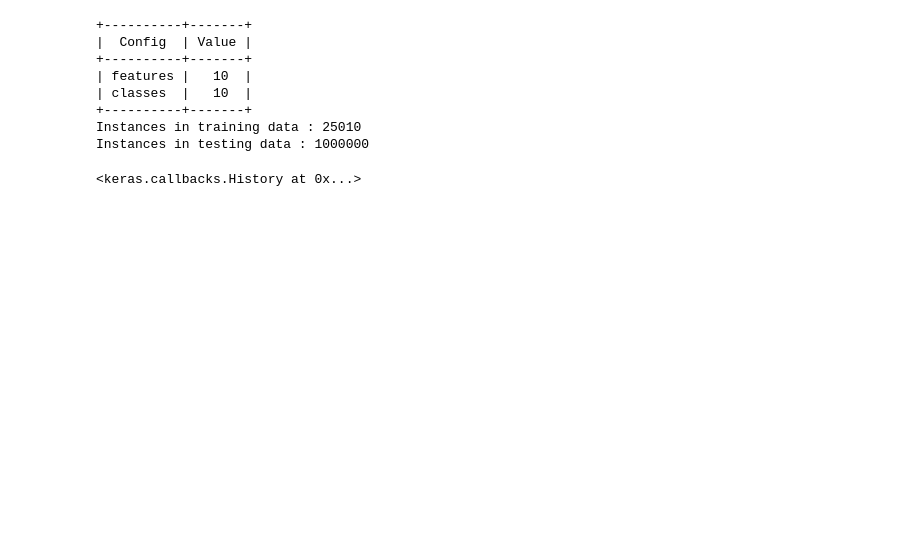
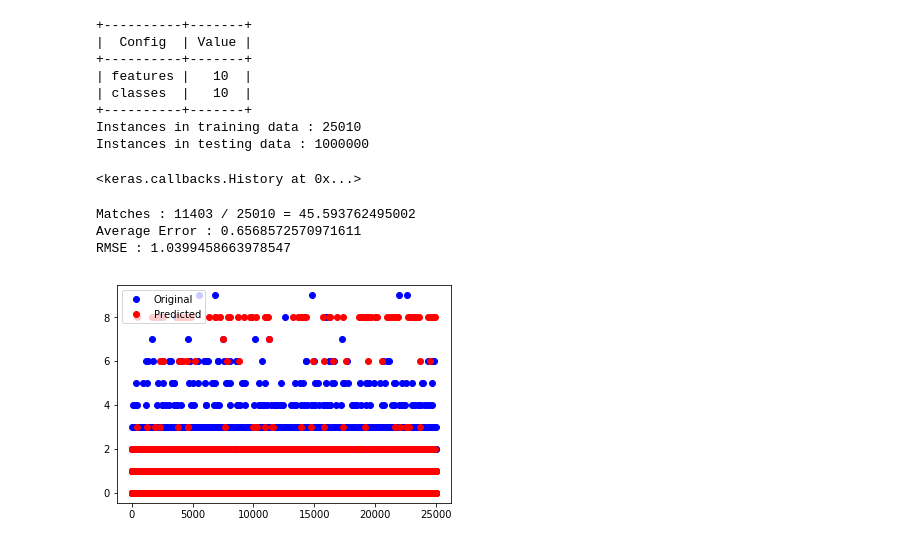
Before and after one commit to aditisrinivas97/Pokerman, a Jupyter notebook: iPython Notebooks/Artificial Neural Network.ipynb, the cells around one changed output. Cells and saved outputs as stored; diff of their text form; code cells hidden in the pictures; blank space fills up the shorter version.

```diff
--- a/iPython Notebooks/Artificial Neural Network.ipynb
+++ b/iPython Notebooks/Artificial Neural Network.ipynb
@@ -84,2 +94,25 @@ model.fit(train_x, train_y, epochs = 500, batch_size = 500, verbose=0)
 # %% [output]
 <keras.callbacks.History at 0x...>
+# %%
+preds = [list(x) for x in model.predict(train_x)]
+for i in range(len(preds)):
+    preds[i] = preds[i].index(max(preds[i]))
+
+train_matches = 0
+for i in range(len(train_y)):
+    if train_y[i] == preds[i]:
+        train_matches += 1
+
+print("Matches :", train_matches, '/', len(train_y), '=', train_matches/len(train_y) * 100)
+print("Average Error :", sum([math.fabs(x-y) for x, y in zip(train_y, preds)])/len(train_y))
+print("RMSE :", math.sqrt(sum([(x-y)**2 for x, y in zip(train_y, preds)])/len(train_y)))
+
+plt.plot(train_y, 'bo', label='Original')
+plt.plot(preds, 'ro', label='Predicted')
+plt.legend()
+plt.show()
+# %% [output]
+Matches : 11403 / 25010 = 45.593762495002
+Average Error : 0.6568572570971611
+RMSE : 1.0399458663978547
+[figure, added]
```
Also changed, not shown: parts of 7 cells of this notebook, 1 other file.
